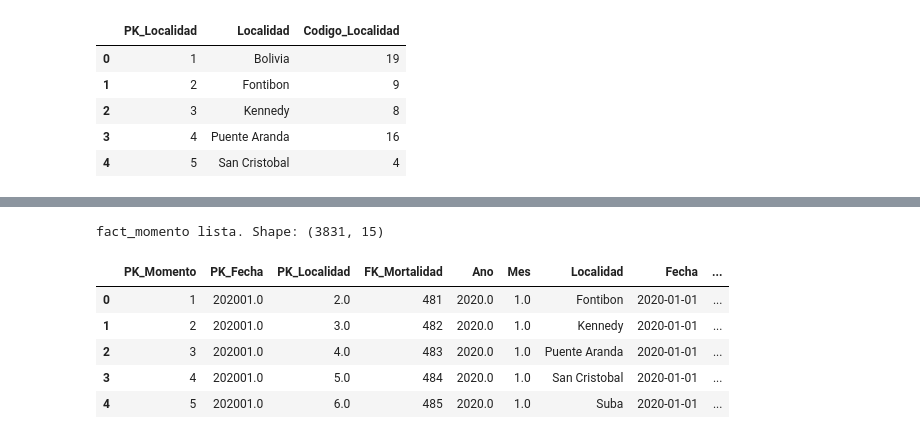
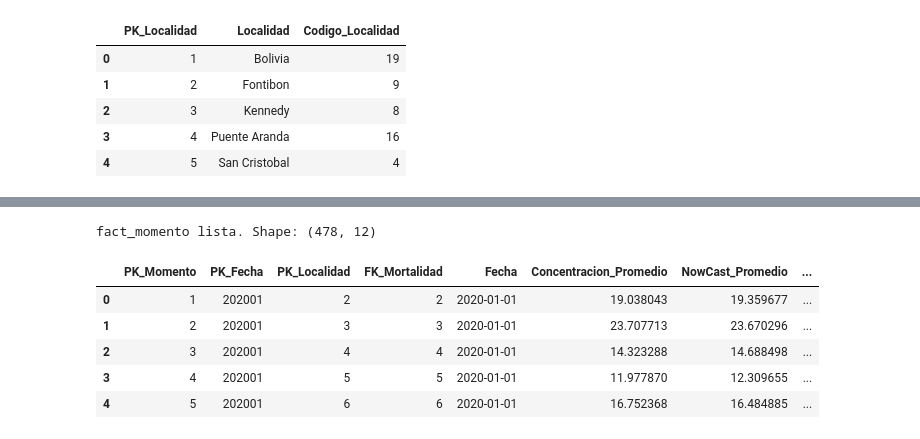
Before and after one commit to julianaduranl/P2_BI_Grupo9, a Jupyter notebook: ETL_parcial.ipynb, the cells around one changed output, grey strips where cells are left out. Cells and saved outputs as stored; diff of their text form; code cells hidden in the pictures.

```diff
--- a/ETL_parcial.ipynb
+++ b/ETL_parcial.ipynb
@@ -601,7 +576,7 @@ iboca_clean listo. Shape: (1640005, 7)
 | 3 | 2021-01-01 03:00:00 | 2021.0 | 1.0 | Bolivia | 62.0 | 34.7 | 98.50 |
 | 4 | 2021-01-01 04:00:00 | 2021.0 | 1.0 | Bolivia | 94.0 | 37.9 | 106.12 |
 # %%
-# 2.2 LIMPIEZA SISAIRE → sisaire_clean (usando 'Fecha final' y 'Estacion')
+# 2.2 LIMPIEZA SISAIRE → sisaire_clean
 
 def limpiar_sisaire(raw_sisaire: pd.DataFrame) -> pd.DataFrame:
     df = raw_sisaire.copy()
@@ -609,30 +584,29 @@ def limpiar_sisaire(raw_sisaire: pd.DataFrame) -> pd.DataFrame:
     print("Columnas originales de SISAIRE:")
     print(df.columns.tolist())
 
-    # 1) Renombrar columnas clave a nombres estándar
+    #Renombrar columnas clave a nombres estándar
     df = df.rename(
         columns={
-            "Fecha final": "Fecha",
+            "Fecha inicial": "Fecha",
             "Estacion": "Localidad",
         }
     )
 
-    # 2) Convertir Fecha a datetime
+    # Convertir Fecha a datetime
     df["Fecha"] = pd.to_datetime(df["Fecha"], errors="coerce")
 
-    # 3) Año y mes
+    # Año y mes
     df["Ano"] = df["Fecha"].dt.year
     df["Mes"] = df["Fecha"].dt.month
 
-    # 4) Normalizar texto de localidad (AQUÍ entra TODO el fuzzy matching + caso Bolivia)
+    # Normalizar texto de localidad con fuzzy matching
     df["Localidad"] = df["Localidad"].apply(normalizar_localidad_texto)
 
-    # 5) Limpiar contaminantes numéricos
+    #Limpiar contaminantes numéricos
     contaminantes = ["NO2", "O3", "SO2", "CO"]
 
     for col in contaminantes:
         if col in df.columns:
-            # puedes usar el mismo patrón que en IBOCA
             df[col] = (
                 df[col]
                 .astype(str)
@@ -641,7 +615,7 @@ def limpiar_sisaire(raw_sisaire: pd.DataFrame) -> pd.DataFrame:
             )
             df[col] = pd.to_numeric(df[col], errors="coerce")
 
-    # 6) Columnas finales ordenadas
+    #Columnas finales ordenadas
     cols_finales = ["Fecha", "Ano", "Mes", "Localidad"] + [
         c for c in contaminantes if c in df.columns
     ]
@@ -1382,6 +1373,5 @@ fact_mortalidad lista. Shape: (975, 12)
 # %%
-# 5.2 FACT_MOMENTO (solo localidades presentes en dim_localidad)
-
+# 5.2 FACT_MOMENTO
 def construir_fact_momento(
     iboca_mes_loc: pd.DataFrame,
     sisaire_mes_loc: pd.DataFrame,
@@ -1390,9 +1380,10 @@ def construir_fact_momento(
     fact_mortalidad: pd.DataFrame,
 ) -> pd.DataFrame:
     if iboca_mes_loc.empty and sisaire_mes_loc.empty:
-        print("⚠️ No hay datos de iboca_mes_loc ni sisaire_mes_loc.")
+        print(" No hay datos de iboca_mes_loc ni sisaire_mes_loc.")
         return pd.DataFrame()
 
+    # 1) Unir IBOCA + SISAIRE por momento
     df = pd.merge(
         iboca_mes_loc,
         sisaire_mes_loc,
@@ -1400,21 +1391,28 @@ def construir_fact_momento(
         how="outer"
     )
 
+    # 2) Meter PK_Fecha
     df = df.merge(
         dim_fecha[["PK_Fecha", "Ano", "Mes"]],
         on=["Ano", "Mes"],
         how="left"
     )
 
+    # 3) Meter PK_Localidad
     df = df.merge(
         dim_localidad[["PK_Localidad", "Localidad"]],
         on="Localidad",
         how="left"
     )
 
-    # Filtrar a localidades presentes en dim_localidad
-    df = df.dropna(subset=["PK_Localidad"])
+    # Filtrar PKs válidas
+    df = df.dropna(subset=["PK_Localidad", "PK_Fecha"])
 
+    # Forzar tipos de PK_Fecha y PK_Localidad ya aquí
+    df["PK_Fecha"] = df["PK_Fecha"].astype("Int64")
+    df["PK_Localidad"] = df["PK_Localidad"].astype("Int64")
+
+    # 4) Meter FK_Mortalidad (si existe fact_mortalidad)
     if not fact_mortalidad.empty:
         df = df.merge(
             fact_mortalidad[["PK_Mortalidad", "PK_Fecha", "PK_Localidad"]],
@@ -1423,49 +1421,67 @@ def construir_fact_momento(
         )
         df.rename(columns={"PK_Mortalidad": "FK_Mortalidad"}, inplace=True)
     else:
-        df["FK_Mortalidad"] = None
+        df["FK_Mortalidad"] = pd.NA
 
+    # 5) Ordenar (solo para estabilidad)
     df = df.sort_values(["Ano", "Mes", "Localidad"]).reset_index(drop=True)
-    df.insert(0, "PK_Momento", df.index + 1)
 
+    # 6) Crear PK_Momento como Int64
+    df.insert(
+        0,
+        "PK_Momento",
+        pd.Series(range(1, len(df) + 1), dtype="Int64")
+    )
+
+    # 7) Selección de columnas — SIN Año, Mes, Localidad
     columnas = [
         "PK_Momento",
         "PK_Fecha",
         "PK_Localidad",
         "FK_Mortalidad",
-        "Ano", "Mes", "Localidad", "Fecha",
+        "Fecha",
         "Concentracion_Promedio",
         "NowCast_Promedio",
         "IBOCA_Promedio",
         "NO2_Promedio",
         "O3_Promedio",
         "SO2_Promedio",
         "CO_Promedio",
     ]
     columnas_finales = [c for c in columnas if c in df.columns]
 
-    fact = df[columnas_finales]
+    fact = df[columnas_finales].copy()
+
+    # 8) Asegurar tipos de PKs y FK (por si acaso)
+    for col in ["PK_Momento", "PK_Fecha", "PK_Localidad"]:
+        if col in fact.columns:
+            fact[col] = fact[col].astype("Int64")
+
+    if "FK_Mortalidad" in fact.columns:
+        fact["FK_Mortalidad"] = fact["FK_Mortalidad"].fillna(-1).astype("Int64")
 
     print("fact_momento lista. Shape:", fact.shape)
     return fact
 
 
+# Ejecutar
 fact_momento = construir_fact_momento(
     iboca_mes_loc,
     sisaire_mes_loc,
     dim_fecha,
     dim_localidad,
-    fact_mortalidad,
+    fact_mortalidad
 )
+
 fact_momento.head()
 # %% [output]
-fact_momento lista. Shape: (3831, 15)
+fact_momento lista. Shape: (478, 12)
-|  | PK_Momento | PK_Fecha | PK_Localidad | FK_Mortalidad | Ano | Mes | Localidad | Fecha | ... |
-| 0 | 1 | 202001.0 | 2.0 | 481 | 2020.0 | 1.0 | Fontibon | 2020-01-01 | ... |
-| 1 | 2 | 202001.0 | 3.0 | 482 | 2020.0 | 1.0 | Kennedy | 2020-01-01 | ... |
-| 2 | 3 | 202001.0 | 4.0 | 483 | 2020.0 | 1.0 | Puente Aranda | 2020-01-01 | ... |
-| 3 | 4 | 202001.0 | 5.0 | 484 | 2020.0 | 1.0 | San Cristobal | 2020-01-01 | ... |
-| 4 | 5 | 202001.0 | 6.0 | 485 | 2020.0 | 1.0 | Suba | 2020-01-01 | ... |
+|  | PK_Momento | PK_Fecha | PK_Localidad | FK_Mortalidad | Fecha | Concentracion_Promedio | NowCast_Promedio | ... |
+| 0 | 1 | 202001 | 2 | 2 | 2020-01-01 | 19.038043 | 19.359677 | ... |
+| 1 | 2 | 202001 | 3 | 3 | 2020-01-01 | 23.707713 | 23.670296 | ... |
+| 2 | 3 | 202001 | 4 | 4 | 2020-01-01 | 14.323288 | 14.688498 | ... |
+| 3 | 4 | 202001 | 5 | 5 | 2020-01-01 | 11.977870 | 12.309655 | ... |
+| 4 | 5 | 202001 | 6 | 6 | 2020-01-01 | 16.752368 | 16.484885 | ... |
 # %%
 # 5.3 FACT_TASAS_MORTALIDAD (mismo estilo que fact_momento)
 
```
Also changed, not shown: parts of 23 cells of this notebook, 9 other files.
